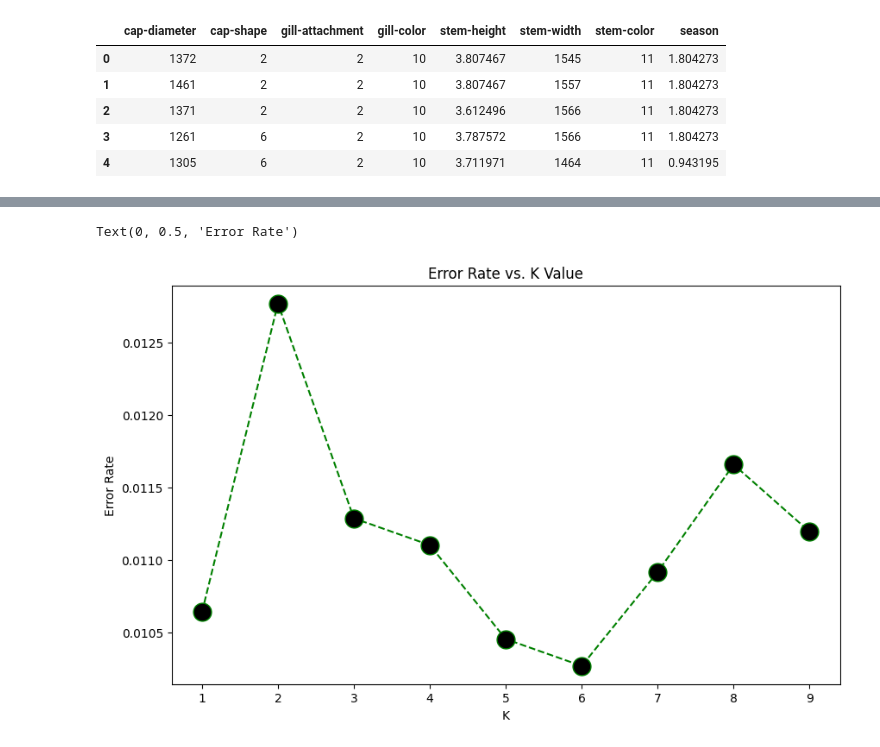
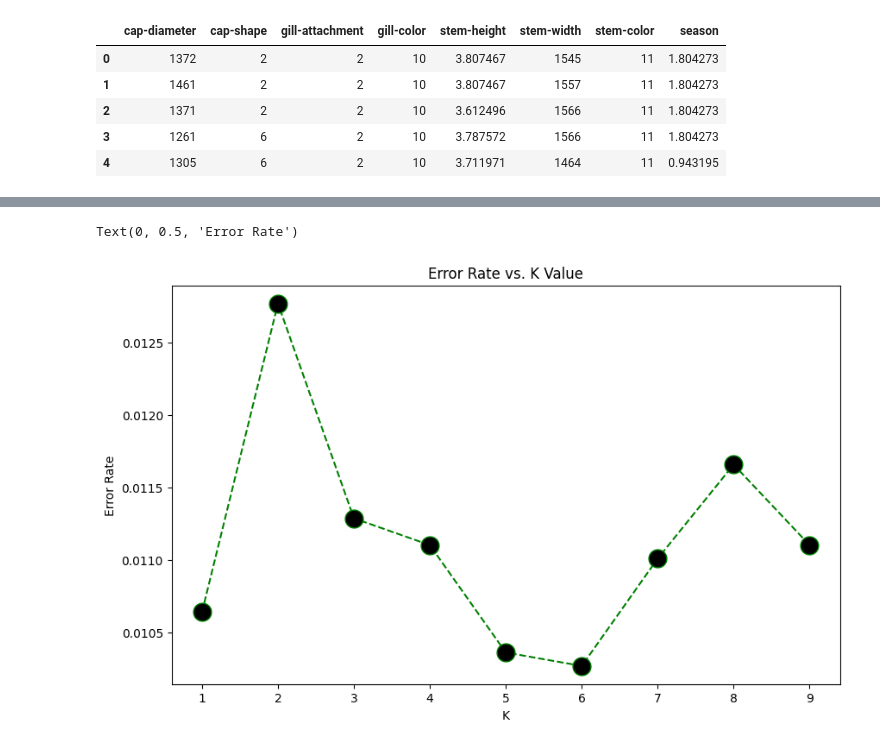
Before and after one commit to onissan19/ML-mush, a Jupyter notebook: mushroom.ipynb, the cells around one changed output, grey strips where cells are left out. Saved outputs shown, nothing was run; the diff lists cells and outputs as text; code cells hidden in the pictures.

```diff
--- a/mushroom.ipynb
+++ b/mushroom.ipynb
@@ -164,3 +164,7 @@ X.head()
 | 2 | 1371 | 2 | 2 | 10 | 3.612496 | 1566 | 11 | 1.804273 |
 | 3 | 1261 | 6 | 2 | 10 | 3.787572 | 1566 | 11 | 1.804273 |
 | 4 | 1305 | 6 | 2 | 10 | 3.711971 | 1464 | 11 | 0.943195 |
+# %%
+# Diviser les données en ensembles d'entraînement et de test (80% pour l'entraînement)
+X_train, X_test, y_train, y_test = train_test_split(X, y, test_size=0.2,shuffle=True, random_state=42)
+X_train.shape, X_test.shape
@@ -167,8 +173,4 @@ X.head()
 # %%
 stander = StandardScaler()
-X_preprocessed = stander.fit_transform(X)
+X_train_scaled = stander.fit_transform(X_train)
+X_test_scaled = stander.transform(X_test)
-# %%
-
-# Diviser les données en ensembles d'entraînement et de test (80% pour l'entraînement)
-X_train, X_test, y_train, y_test = train_test_split(X_preprocessed, y, test_size=0.2,shuffle=True, random_state=42)
-X_train.shape, X_test.shape
@@ -246,5 +249,5 @@ weighted avg       0.99      0.99      0.99     10807
 # %%
 # Créer et entraîner un modèle Random Forest
-model = RandomForestClassifier(random_state=42)
-model.fit(X_train, y_train)
+randomForestClassifier = RandomForestClassifier(random_state=42).fit(X_train, y_train)
+evolution_models(randomForestClassifier,X_test)
 # %% [output]
@@ -288,15 +266,15 @@ plt.show()
 # %%
 error_rates = []
 for i in range(1, 10):
-    model = KNeighborsClassifier(n_neighbors=i).fit(X_train, y_train)
-    pred_i = model.predict(X_test)
+    model = KNeighborsClassifier(n_neighbors=i).fit(X_train_scaled, y_train)
+    pred_i = model.predict(X_test_scaled)
     error_rates.append(np.mean(pred_i != y_test))
 
 plt.figure(figsize=(10,6))
 plt.plot(range(1,10), error_rates, color='green', linestyle='dashed', marker='o', markerfacecolor='black', markersize=15)
 plt.title('Error Rate vs. K Value')
 plt.xlabel('K')
 plt.ylabel('Error Rate')
 # %% [output]
 Text(0, 0.5, 'Error Rate')
-[figure, old version]
+[figure, new version]
```
Also changed, not shown: parts of 10 cells of this notebook.
